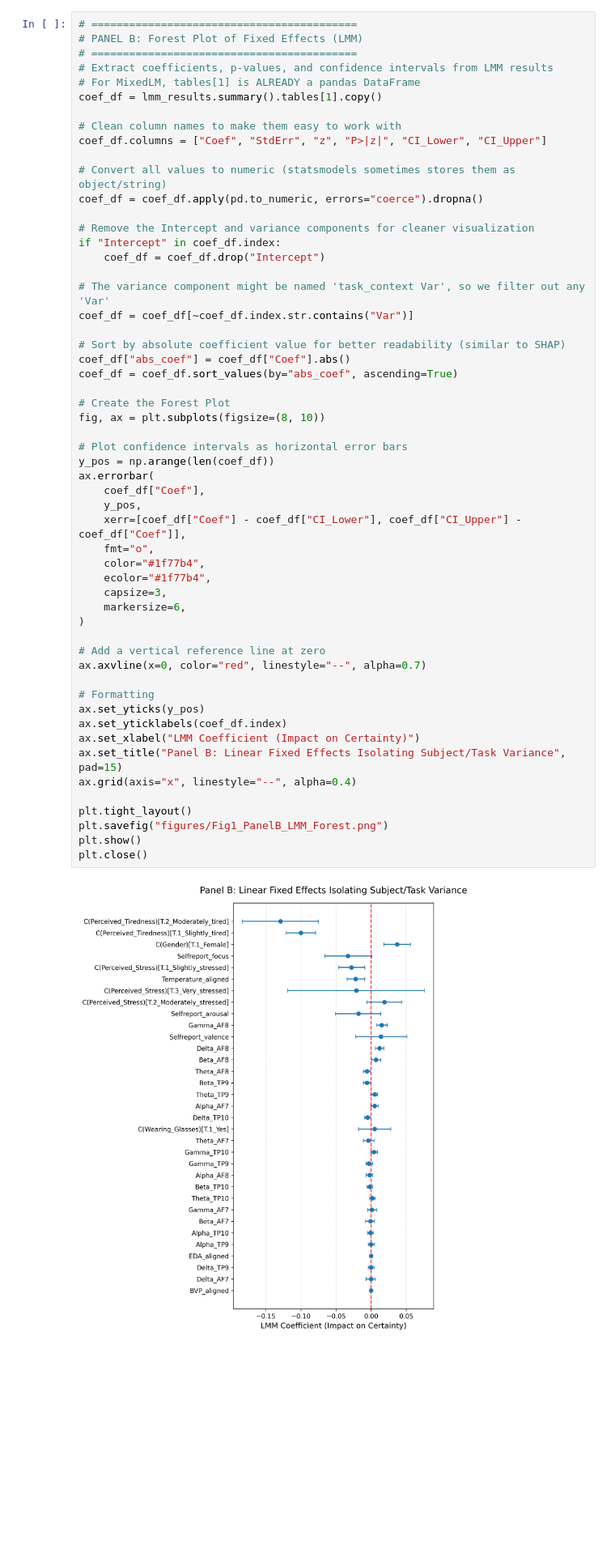
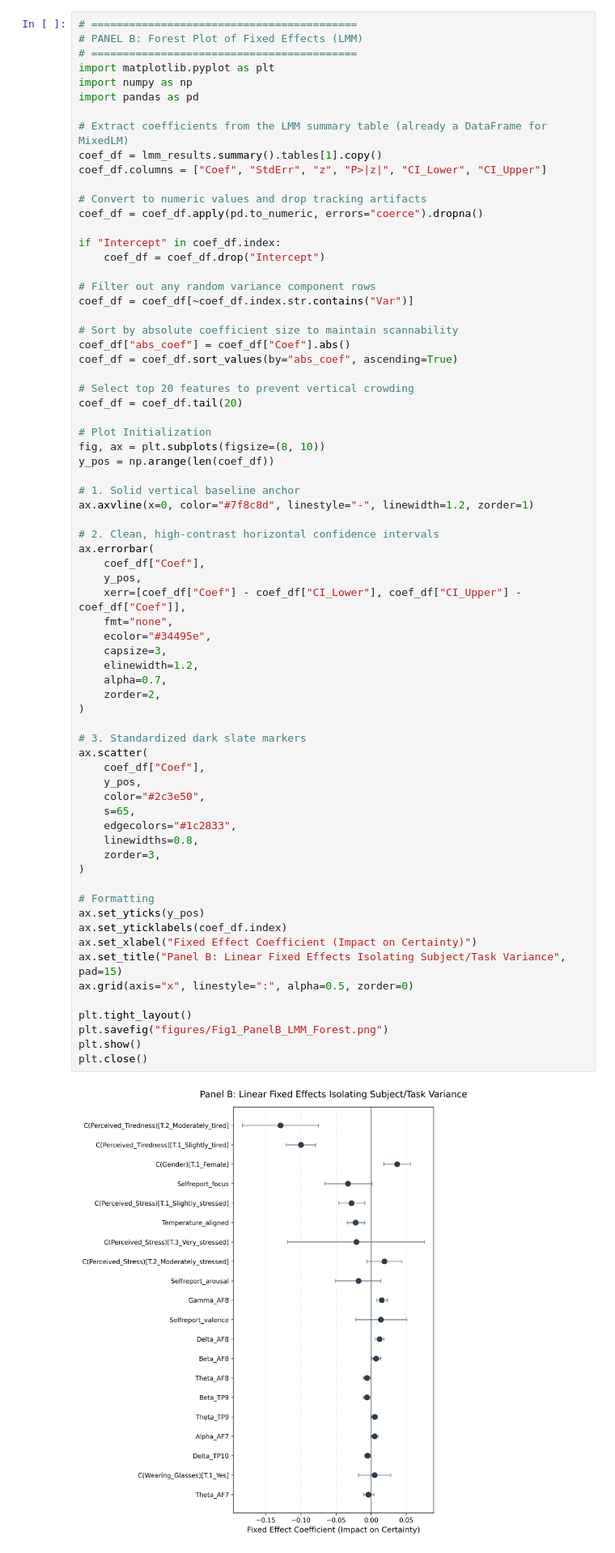
Before and after one commit to alonso284/FER-Study, a Jupyter notebook: final-models/final_model_training.ipynb, the cells around one changed output. Shown at 81% size. Saved outputs shown, nothing was run; the diff lists cells and outputs as text; blank space fills up the shorter version.

```diff
--- a/final-models/final_model_training.ipynb
+++ b/final-models/final_model_training.ipynb
@@ -627,59 +627,74 @@ plt.close()
 # ==========================================
 # PANEL B: Forest Plot of Fixed Effects (LMM)
 # ==========================================
-# Extract coefficients, p-values, and confidence intervals from LMM results
-# For MixedLM, tables[1] is ALREADY a pandas DataFrame
+import matplotlib.pyplot as plt
+import numpy as np
+import pandas as pd
+
+# Extract coefficients from the LMM summary table (already a DataFrame for MixedLM)
 coef_df = lmm_results.summary().tables[1].copy()
-
-# Clean column names to make them easy to work with
 coef_df.columns = ["Coef", "StdErr", "z", "P>|z|", "CI_Lower", "CI_Upper"]
 
-# Convert all values to numeric (statsmodels sometimes stores them as object/string)
+# Convert to numeric values and drop tracking artifacts
 coef_df = coef_df.apply(pd.to_numeric, errors="coerce").dropna()
 
-# Remove the Intercept and variance components for cleaner visualization
 if "Intercept" in coef_df.index:
     coef_df = coef_df.drop("Intercept")
 
-# The variance component might be named 'task_context Var', so we filter out any 'Var'
+# Filter out any random variance component rows
 coef_df = coef_df[~coef_df.index.str.contains("Var")]
 
-# Sort by absolute coefficient value for better readability (similar to SHAP)
+# Sort by absolute coefficient size to maintain scannability
 coef_df["abs_coef"] = coef_df["Coef"].abs()
 coef_df = coef_df.sort_values(by="abs_coef", ascending=True)
 
-# Create the Forest Plot
+# Select top 20 features to prevent vertical crowding
+coef_df = coef_df.tail(20)
+
+# Plot Initialization
 fig, ax = plt.subplots(figsize=(8, 10))
+y_pos = np.arange(len(coef_df))
 
-# Plot confidence intervals as horizontal error bars
-y_pos = np.arange(len(coef_df))
+# 1. Solid vertical baseline anchor
+ax.axvline(x=0, color="#7f8c8d", linestyle="-", linewidth=1.2, zorder=1)
+
+# 2. Clean, high-contrast horizontal confidence intervals
 ax.errorbar(
     coef_df["Coef"],
     y_pos,
     xerr=[coef_df["Coef"] - coef_df["CI_Lower"], coef_df["CI_Upper"] - coef_df["Coef"]],
-    fmt="o",
-    color="#1f77b4",
-    ecolor="#1f77b4",
+    fmt="none",
+    ecolor="#34495e",
     capsize=3,
-    markersize=6,
+    elinewidth=1.2,
+    alpha=0.7,
+    zorder=2,
 )
 
-# Add a vertical reference line at zero
-ax.axvline(x=0, color="red", linestyle="--", alpha=0.7)
+# 3. Standardized dark slate markers
+ax.scatter(
+    coef_df["Coef"],
+    y_pos,
+    color="#2c3e50",
+    s=65,
+    edgecolors="#1c2833",
+    linewidths=0.8,
+    zorder=3,
+)
 
 # Formatting
 ax.set_yticks(y_pos)
 ax.set_yticklabels(coef_df.index)
-ax.set_xlabel("LMM Coefficient (Impact on Certainty)")
+ax.set_xlabel("Fixed Effect Coefficient (Impact on Certainty)")
 ax.set_title("Panel B: Linear Fixed Effects Isolating Subject/Task Variance", pad=15)
-ax.grid(axis="x", linestyle="--", alpha=0.4)
+ax.grid(axis="x", linestyle=":", alpha=0.5, zorder=0)
 
 plt.tight_layout()
 plt.savefig("figures/Fig1_PanelB_LMM_Forest.png")
 plt.show()
 plt.close()
 # %% [output]
-[figure, old version]
+[figure, new version]
 # %% [markdown]
 ### Figure 2: The Impact of Context (Crossed Random Effects)
 # %%
```
Also changed, not shown: parts of 1 cell of this notebook, 2 other files.
